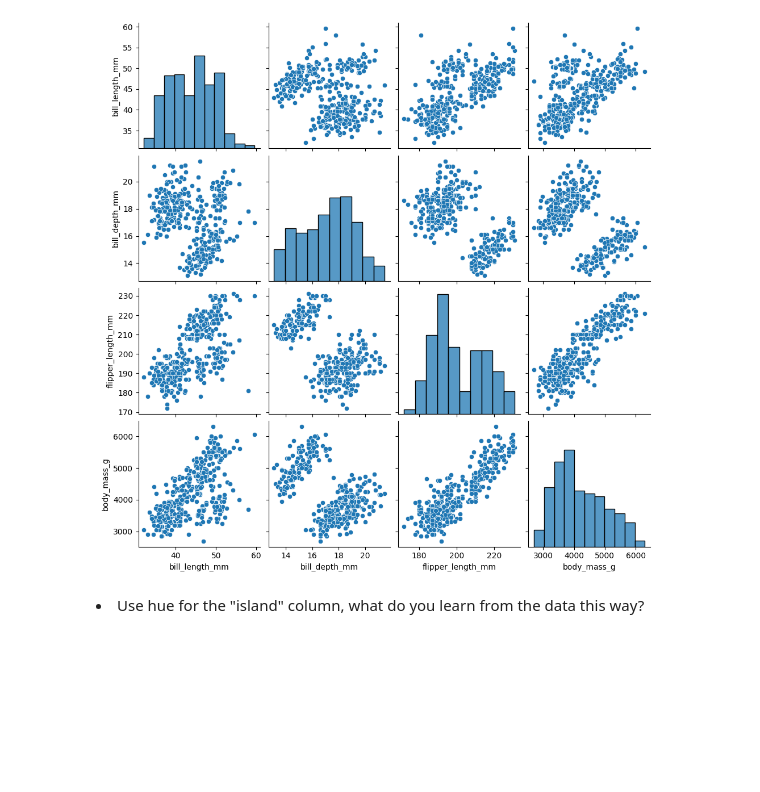
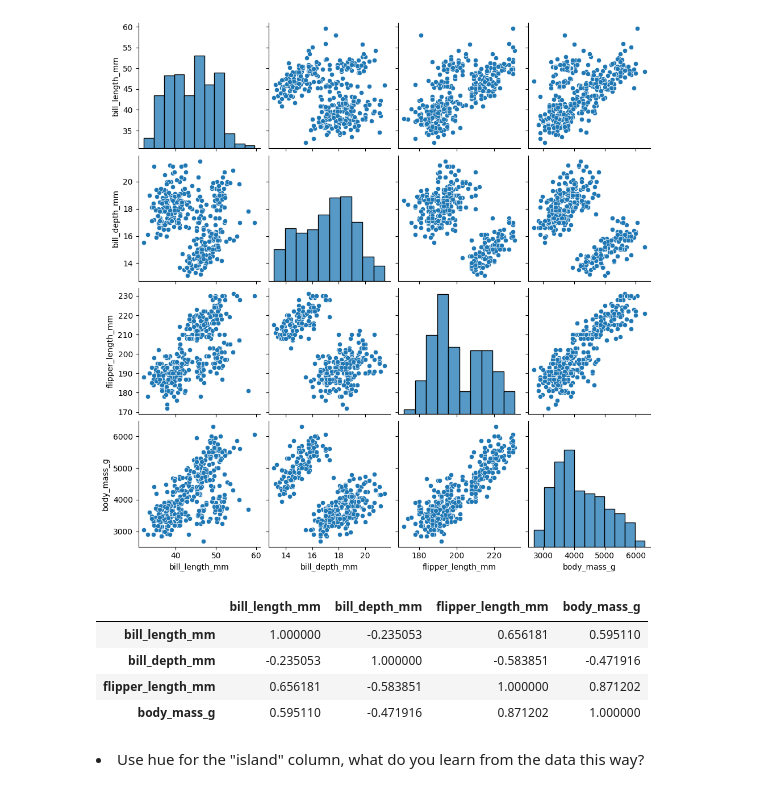
Before and after one commit to crypt0kitik/Introduction-to-Data-Analytics, a Jupyter notebook: Homework sets/SET 3/DataAnalyticsExerciseSet3.ipynb, the cells around one changed output. Drawn from its saved outputs; the diff is of its cells as text; code cells hidden in the pictures; blank space fills up the shorter version.

```diff
--- a/Homework sets/SET 3/DataAnalyticsExerciseSet3.ipynb
+++ b/Homework sets/SET 3/DataAnalyticsExerciseSet3.ipynb
@@ -47,5 +47,19 @@ sns.pairplot(penguins)
 # %% [output]
 <seaborn.axisgrid.PairGrid at 0x...>
 [figure]
+# %%
+# Bonus extra task: check out the correlation matrix for this dataset too
+correlations = penguins.corr()
+correlations
+
+# by this matrix we could also see that there is a correlation
+# between flipper_length_mm and bill_length_mm
+# correlation is 0.66
+# %% [output]
+|  | bill_length_mm | bill_depth_mm | flipper_length_mm | body_mass_g |
+| bill_length_mm | 1.000000 | -0.235053 | 0.656181 | 0.595110 |
+| bill_depth_mm | -0.235053 | 1.000000 | -0.583851 | -0.471916 |
+| flipper_length_mm | 0.656181 | -0.583851 | 1.000000 | 0.871202 |
+| body_mass_g | 0.595110 | -0.471916 | 0.871202 | 1.000000 |
 # %% [markdown]
 <li>Use hue for the "island" column, what do you learn from the data this way?</li>
```
Also changed, not shown: parts of 10 cells of this notebook.
